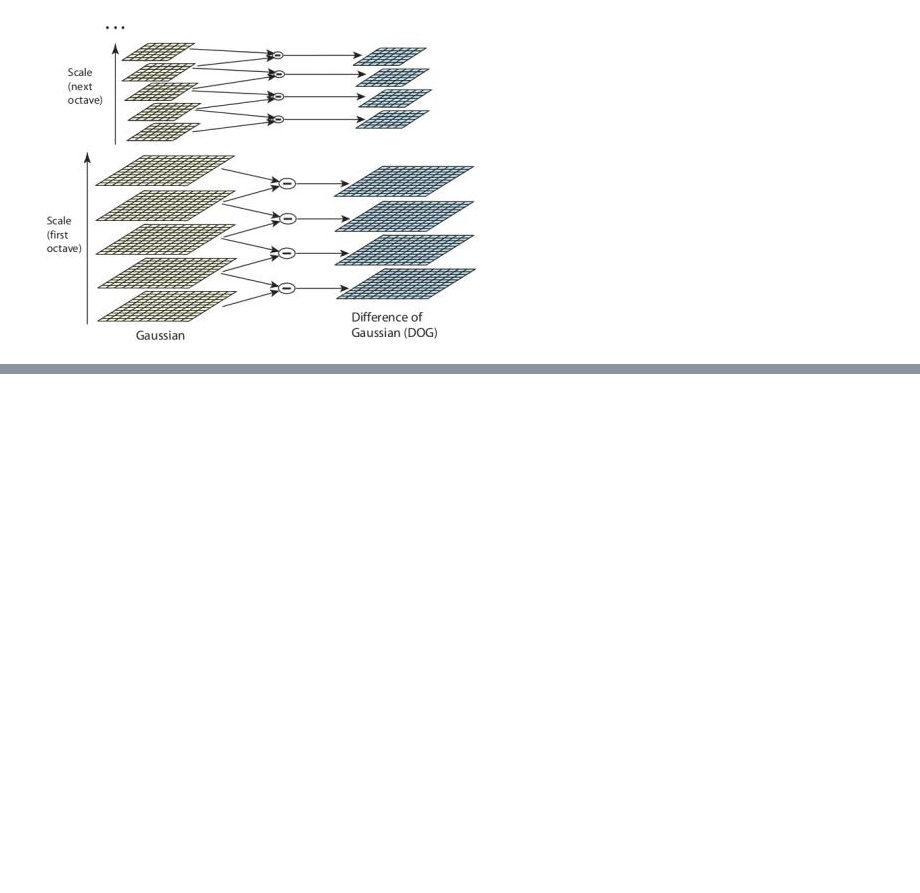
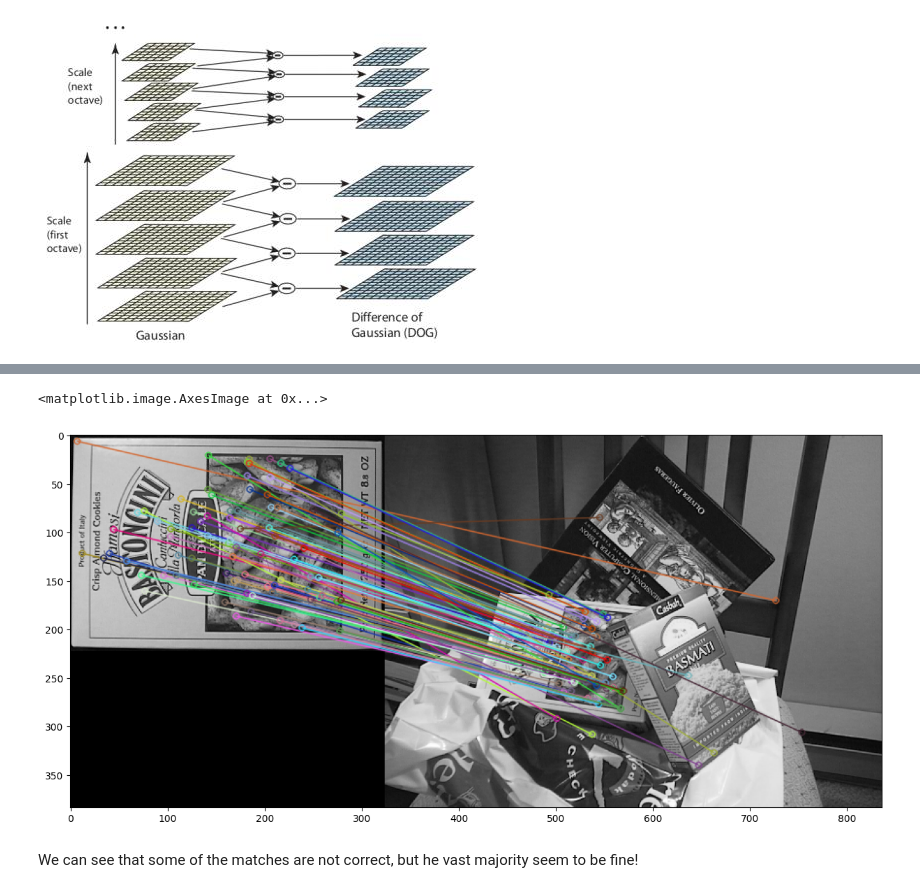
Before and after one commit to kev1092/Lab1, a Jupyter notebook: Copia_de_Lab_2_Feature_Extraction.ipynb, the cells around one changed output, grey strips where cells are left out. Cells and saved outputs as stored; diff of their text form; code cells hidden in the pictures; blank space fills up the shorter version.

```diff
--- a/Copia_de_Lab_2_Feature_Extraction.ipynb
+++ b/Copia_de_Lab_2_Feature_Extraction.ipynb
@@ -50,0 +130,14 @@ Let's see an example of this!
+# %%
+# since we extracted the keypoints before, we can extract the features by calling "compute" in our sift handler
+kp_q, desc_q = sift.compute(img_q,kp_q)
+kp_t, desc_t = sift.compute(img_t,kp_t)
+
+# now we have on one variable our keypoints, and their corresponding descriptor in the other.
+# we can check that their sizes match and correspond to the same number of keypoints from before
+
+print("number of keypoints in query image is {}, number of feature vectors {}, the size of each feature vector is {}".format(len(kp_q),len(desc_q),len(desc_q[0])))
+print("number of keypoints in target image is {}, number of feature vectors {}, the size of each feature vector is {}".format(len(kp_t),len(desc_t),len(desc_t[0])))
+
+# we can also take a look at how this feature vectors look like
+
+print(desc_q[0])
@@ -50,0 +165,23 @@ Let's see an example of this!
+# %%
+# we initialize our handler for the matcher algorithm
+BFM = cv2.BFMatcher()
+
+# we find the matches between our two descriptors and extract the 2 best matches for Lowe's ratio test
+matches = BFM.knnMatch(desc_q,desc_t,k=2)
+
+valid_matches = []
+
+for a,b in matches:
+    if a.distance < 0.8*b.distance:
+        valid_matches.append(a)
+
+# we can finally draw our keypoint matches between our query and target image!
+img_match = cv2.drawMatches(img_q,kp_q,img_t,kp_t,valid_matches,None,flags=cv2.DrawMatchesFlags_NOT_DRAW_SINGLE_POINTS)
+
+fig = plt.figure(figsize=(15, 12), dpi=100)
+plt.imshow(img_match)
+# %% [output]
+<matplotlib.image.AxesImage at 0x...>
+[figure, added]
+# %% [markdown]
+We can see that some of the matches are not correct, but he vast majority seem to be fine!
```
Also changed, not shown: parts of 11 cells of this notebook.
